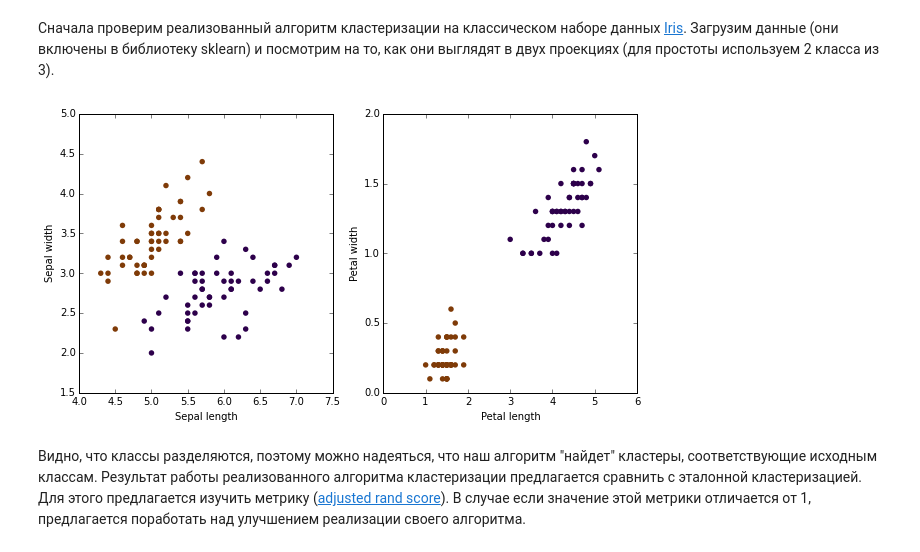
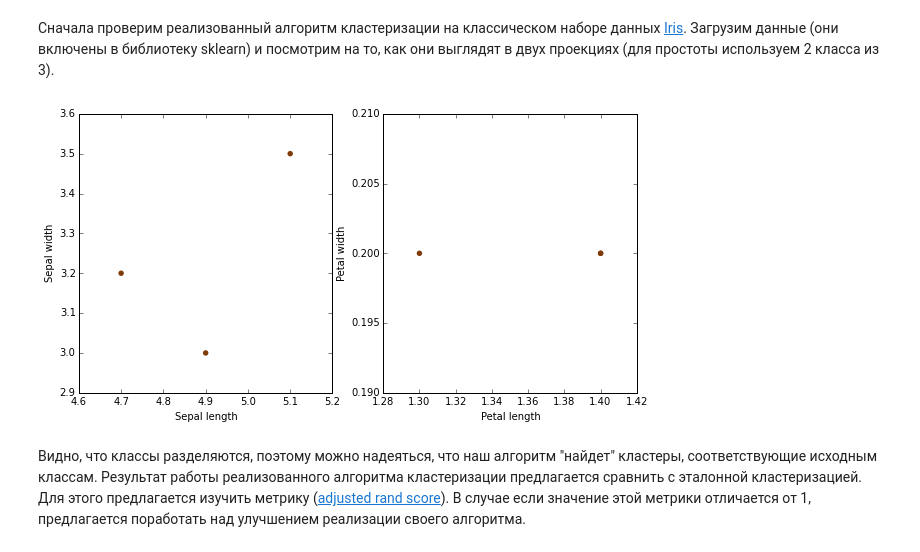
Before and after one commit to pashna/EM-Algorithm, a Jupyter notebook: homework-3-st.ipynb, the cells around one changed output. Saved outputs shown, nothing was run; the diff lists cells and outputs as text; code cells hidden in the pictures.

```diff
--- a/homework-3-st.ipynb
+++ b/homework-3-st.ipynb
@@ -218,23 +242,23 @@ class Clustering:
 Сначала проверим реализованный алгоритм кластеризации на классическом наборе данных [Iris](http://www.wikiwand.com/en/Iris_flower_data_set). Загрузим данные (они включены в библиотеку sklearn) и посмотрим на то, как они выглядят в двух проекциях (для простоты используем 2 класса из 3).
 # %%
 iris = ds.load_iris()
-x_iris = iris.data[:100]
-y_iris = iris.target[:100]
+x_iris = iris.data[:3]
+y_iris = iris.target[:3]
 
 pl.figure(figsize=(10, 5))
 
 pl.subplot(1, 2, 1)
 pl.scatter(x_iris[:, 0], x_iris[:, 1], c=y_iris, cmap=pl.cm.PuOr, lw=0, s=30)
 plt.xlabel('Sepal length')
 plt.ylabel('Sepal width')
 
 pl.subplot(1, 2, 2)
 pl.scatter(x_iris[:, 2], x_iris[:, 3], c=y_iris, cmap=pl.cm.PuOr, lw=0, s=30)
 plt.xlabel('Petal length')
 plt.ylabel('Petal width')
 pl.show()
 # %% [output]
-[figure, old version]
+[figure, new version]
 # %% [markdown]
 Видно, что классы разделяются, поэтому можно надеяться, что наш алгоритм "найдет" кластеры, соответствующие исходным классам. Результат работы реализованного алгоритма кластеризации предлагается сравнить с эталонной кластеризацией. Для этого предлагается изучить метрику ([adjusted rand score](http://scikit-learn.org/stable/modules/generated/sklearn.metrics.adjusted_rand_score.html)). В случае если значение этой метрики отличается от 1, предлагается поработать над улучшением реализации своего алгоритма.
 # %% [markdown]
```
Also changed, not shown: parts of 8 cells of this notebook.
